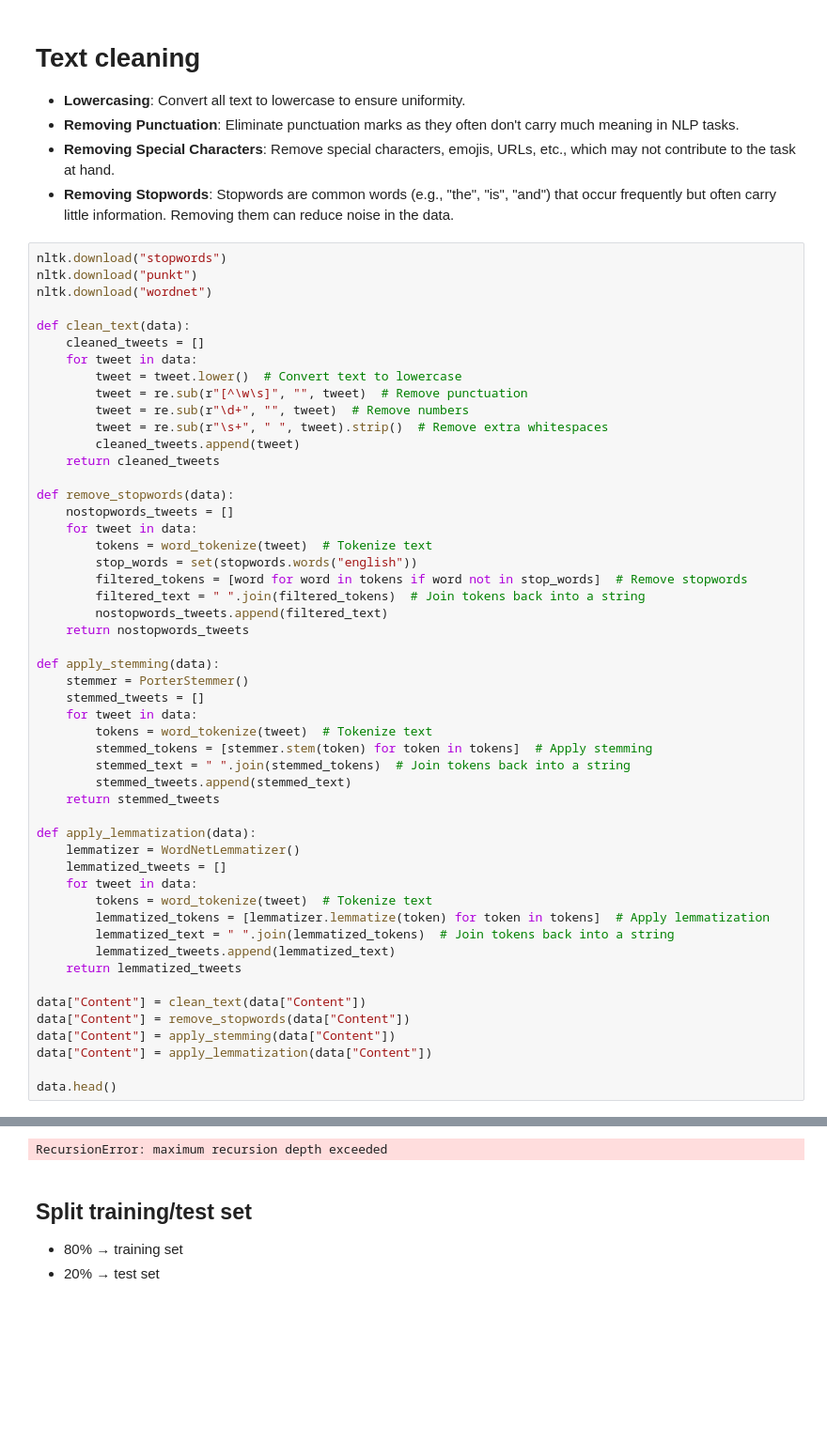
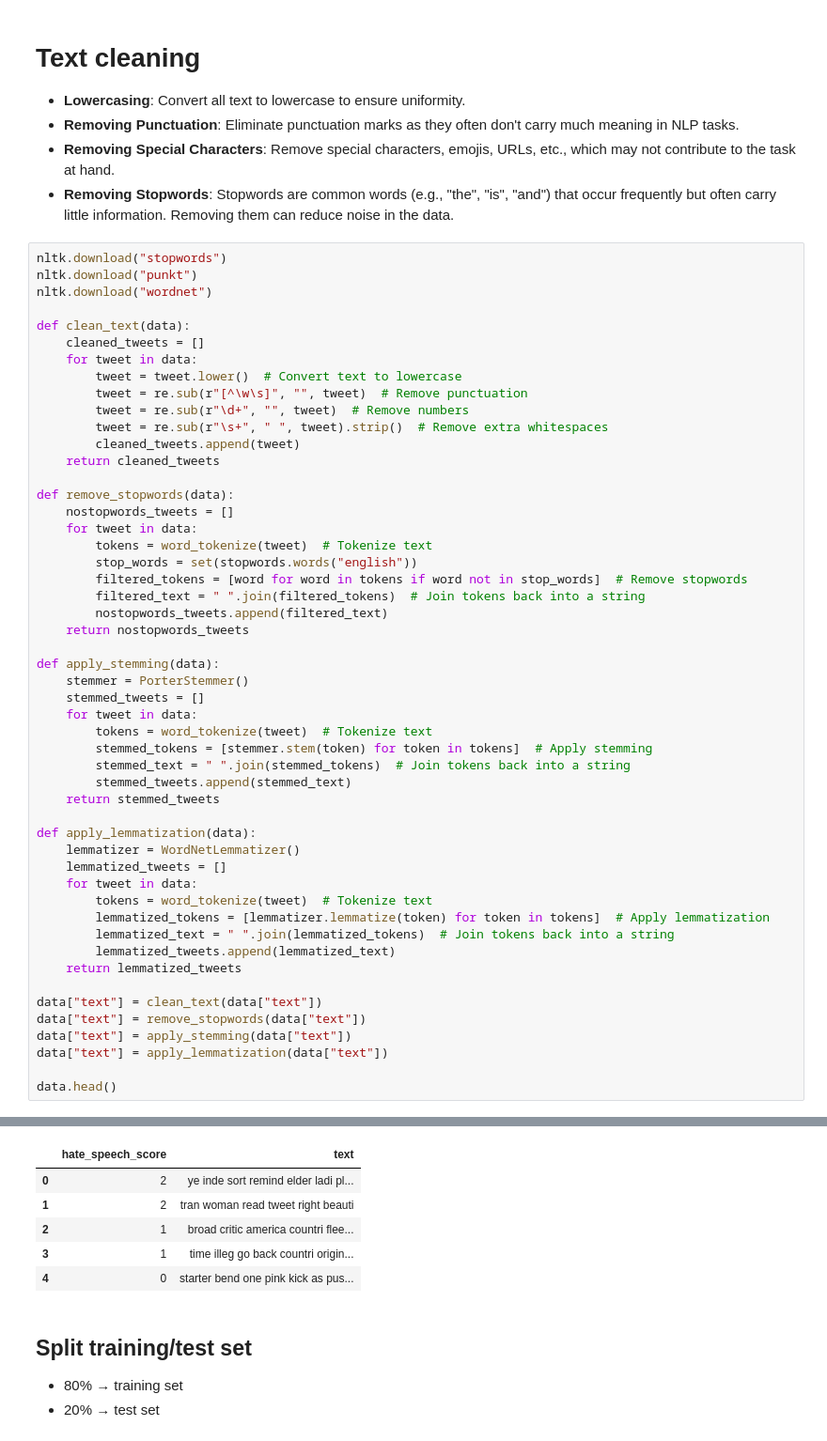
Before and after one commit to CrocoPops/HateSpeechDetection, a Jupyter notebook: HateSpeechDet_aug.ipynb, the cells around one changed output, grey strips where cells are left out. Shown at 94% size. Drawn from its saved outputs; the diff is of its cells as text; blank space fills up the shorter version.

```diff
--- a/HateSpeechDet_aug.ipynb
+++ b/HateSpeechDet_aug.ipynb
@@ -99,38 +109,43 @@ def apply_stemming(data):
     stemmed_tweets = []
     for tweet in data:
         tokens = word_tokenize(tweet)  # Tokenize text
         stemmed_tokens = [stemmer.stem(token) for token in tokens]  # Apply stemming
         stemmed_text = " ".join(stemmed_tokens)  # Join tokens back into a string
         stemmed_tweets.append(stemmed_text)
     return stemmed_tweets
 
 def apply_lemmatization(data):
     lemmatizer = WordNetLemmatizer()
     lemmatized_tweets = []
     for tweet in data:
         tokens = word_tokenize(tweet)  # Tokenize text
         lemmatized_tokens = [lemmatizer.lemmatize(token) for token in tokens]  # Apply lemmatization
         lemmatized_text = " ".join(lemmatized_tokens)  # Join tokens back into a string
         lemmatized_tweets.append(lemmatized_text)
     return lemmatized_tweets
 
-data["Content"] = clean_text(data["Content"])
-data["Content"] = remove_stopwords(data["Content"])
-data["Content"] = apply_stemming(data["Content"])
-data["Content"] = apply_lemmatization(data["Content"])
+data["text"] = clean_text(data["text"])
+data["text"] = remove_stopwords(data["text"])
+data["text"] = apply_stemming(data["text"])
+data["text"] = apply_lemmatization(data["text"])
 
 data.head()
 # %% [output]
 [nltk_data] Downloading package stopwords to
 [nltk_data]     C:\Users\Eddy\AppData\Roaming\nltk_data...
 [nltk_data]   Package stopwords is already up-to-date!
 [nltk_data] Downloading package punkt to
 [nltk_data]     C:\Users\Eddy\AppData\Roaming\nltk_data...
 [nltk_data]   Package punkt is already up-to-date!
 [nltk_data] Downloading package wordnet to
 [nltk_data]     C:\Users\Eddy\AppData\Roaming\nltk_data...
 [nltk_data]   Package wordnet is already up-to-date!
-RecursionError: maximum recursion depth exceeded
+|  | hate_speech_score | text |
+| 0 | 2 | ye inde sort remind elder ladi pl... |
+| 1 | 2 | tran woman read tweet right beauti |
+| 2 | 1 | broad critic america countri flee... |
+| 3 | 1 | time illeg go back countri origin... |
+| 4 | 0 | starter bend one pink kick as pus... |
 # %% [markdown]
 ## Split training/test set
 
```
Also changed, not shown: parts of 12 cells of this notebook, 26 other files.
